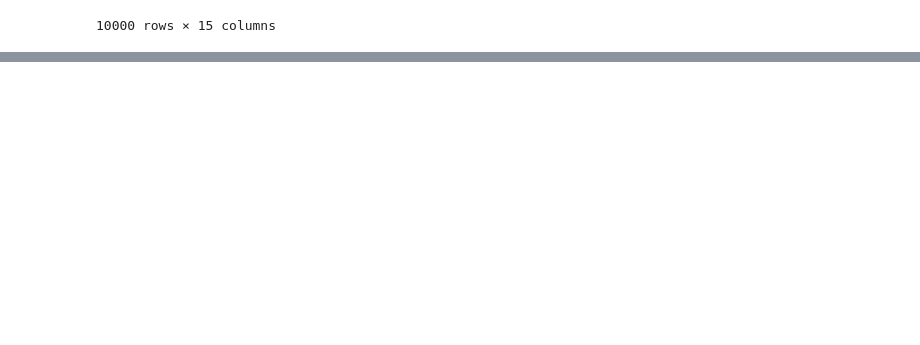
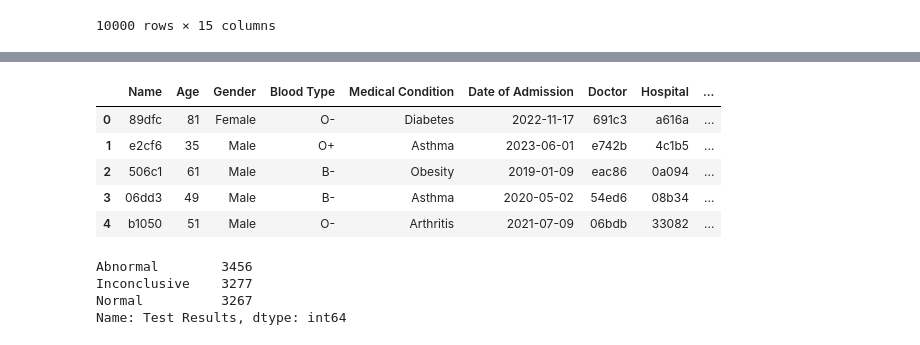
Before and after one commit to binhudas/SSID-2193396-Report.doc, a Jupyter notebook: Machine Learning Project.ipynb, the cells around one changed output, grey strips where cells are left out. Drawn from its saved outputs; the diff is of its cells as text; code cells hidden in the pictures; blank space fills up the shorter version.

```diff
--- a/Machine Learning Project.ipynb
+++ b/Machine Learning Project.ipynb
@@ -51,0 +84,38 @@ dtype: object
+# %%
+# Function to hash sensitive information and truncate to 5 characters
+def hash_and_truncate(info):
+    # Encode the input string to bytes
+    info_bytes = info.encode('utf-8')
+    # Apply SHA-256 hashing
+    hashed_info = hashlib.sha256(info_bytes).hexdigest()
+    # Truncate the hashed value to 5 characters
+    truncated_hash = hashed_info[:5]
+    return truncated_hash
+
+# Anonymize sensitive columns using truncated cryptographic hashing
+df["Name"] = df["Name"].apply(lambda x: hash_and_truncate(x) if isinstance(x, str) else x)
+df["Doctor"] = df["Doctor"].apply(lambda x: hash_and_truncate(x) if isinstance(x, str) else x)
+df["Hospital"] = df["Hospital"].apply(lambda x: hash_and_truncate(x) if isinstance(x, str) else x)
+df["Insurance Provider"] = df["Insurance Provider"].apply(lambda x: hash_and_truncate(x) if isinstance(x, str) else x)
+
+# Display anonymized dataframe
+df
+# %% [output]
+|  | Name | Age | Gender | Blood Type | Medical Condition | Date of Admission | Doctor | Hospital | ... |
+| 0 | 89dfc | 81 | Female | O- | Diabetes | 2022-11-17 | 691c3 | a616a | ... |
+| 1 | e2cf6 | 35 | Male | O+ | Asthma | 2023-06-01 | e742b | 4c1b5 | ... |
+| 2 | 506c1 | 61 | Male | B- | Obesity | 2019-01-09 | eac86 | 0a094 | ... |
+| 3 | 06dd3 | 49 | Male | B- | Asthma | 2020-05-02 | 54ed6 | 08b34 | ... |
+| 4 | b1050 | 51 | Male | O- | Arthritis | 2021-07-09 | 06bdb | 33082 | ... |
+# %%
+# insights into  the data
+df['Medical Condition'].value_counts()
+df['Admission Type'].value_counts()
+df['Medication'].value_counts()
+df['Gender'].value_counts()
+df['Test Results'].value_counts()
+# %% [output]
+Abnormal        3456
+Inconclusive    3277
+Normal          3267
+Name: Test Results, dtype: int64
```
Also changed, not shown: parts of 9 cells of this notebook.
